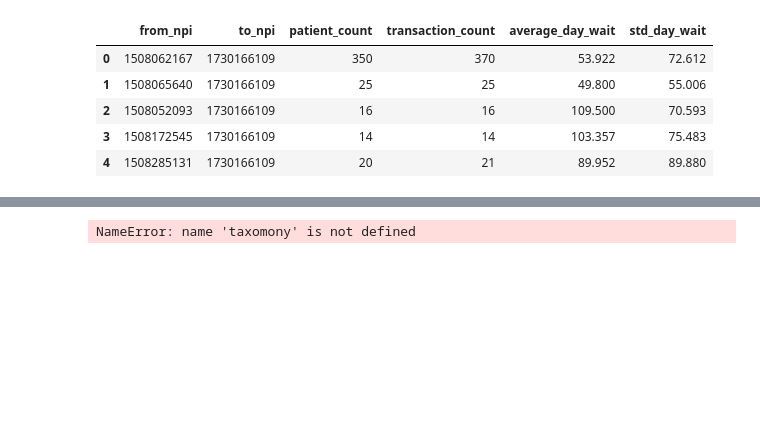
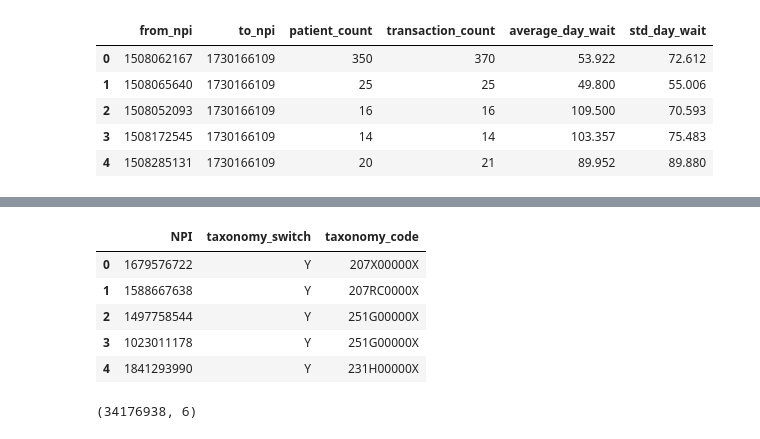
Before and after one commit to nss-data-science-cohort-5/hop_team-hot_pretzels, a Jupyter notebook: Hop_teaming_JG.ipynb, the cells around one changed output, grey strips where cells are left out. Cells and saved outputs as stored; diff of their text form; code cells hidden in the pictures; blank space fills up the shorter version.

```diff
--- a/Hop_teaming_JG.ipynb
+++ b/Hop_teaming_JG.ipynb
@@ -125,20 +101,23 @@ for chunk in tqdm(pd.read_csv('data/NPPES_Data_Dissemination_February_2022/npida
     chunk = taxonomy.append(tax_temp)
     chunk.to_sql('taxonomy', db, if_exists = 'append', index = False)
+# %%
+db = sqlite3.connect('data/hop_team.sqlite')
+
+query = "SELECT * FROM taxonomy WHERE taxonomy_switch = 'Y'"
+
+taxonomy_sqlite = pd.read_sql(query, db)
+
+db.close()
+
+taxonomy_sqlite.head()
+# %% [output]
+|  | NPI | taxonomy_switch | taxonomy_code |
+| 0 | 1679576722 | Y | 207X00000X |
+| 1 | 1588667638 | Y | 207RC0000X |
+| 2 | 1497758544 | Y | 251G00000X |
+| 3 | 1023011178 | Y | 251G00000X |
+| 4 | 1841293990 | Y | 231H00000X |
 # %%
 db.execute('CREATE INDEX npi ON npi(npi)')
 # %%
 db.close()
-# %%
-db = sqlite3.connect('data/hop_team.sqlite')
-
-taxonomy = pd.read_csv('data/nucc_taxonomy_220.csv')
-
-taxonomy.columns = [x.lower().replace(' ', '_') for x in taxomony.columns]
-
-taxonomy.to_sql('taxonomy', db, if_exists = 'append', index = False)
-
-
-db.execute('CREATE INDEX Code ON taxonomy(Code)')
-db.close()
-# %% [output]
-NameError: name 'taxomony' is not defined
@@ -144,0 +128,4 @@ NameError: name 'taxomony' is not defined
+# %%
+hop_team_sqlite.shape
+# %% [output]
+(34176938, 6)
```
Also changed, not shown: parts of 12 cells of this notebook.
